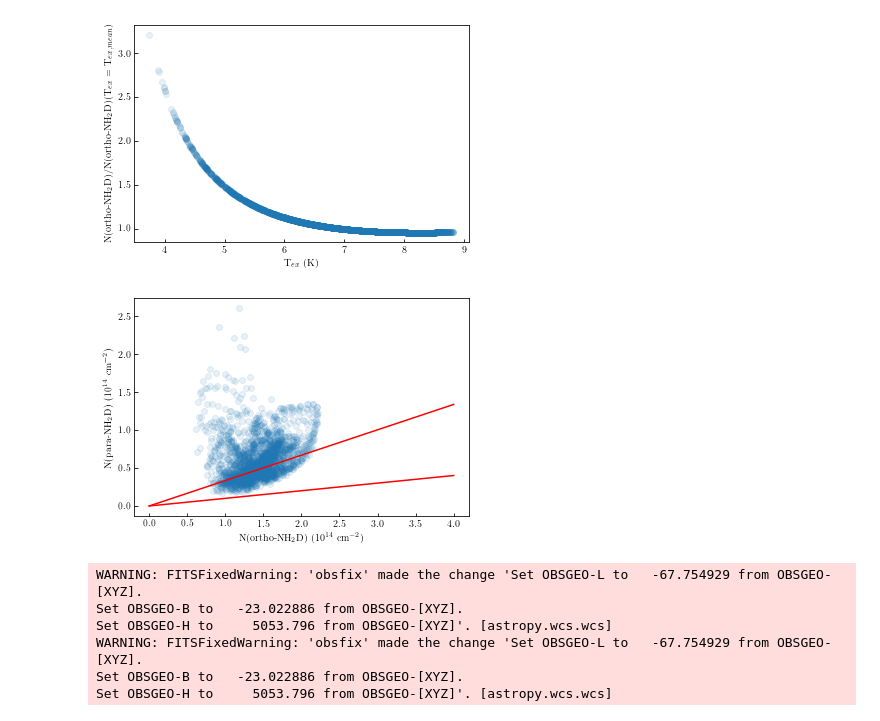
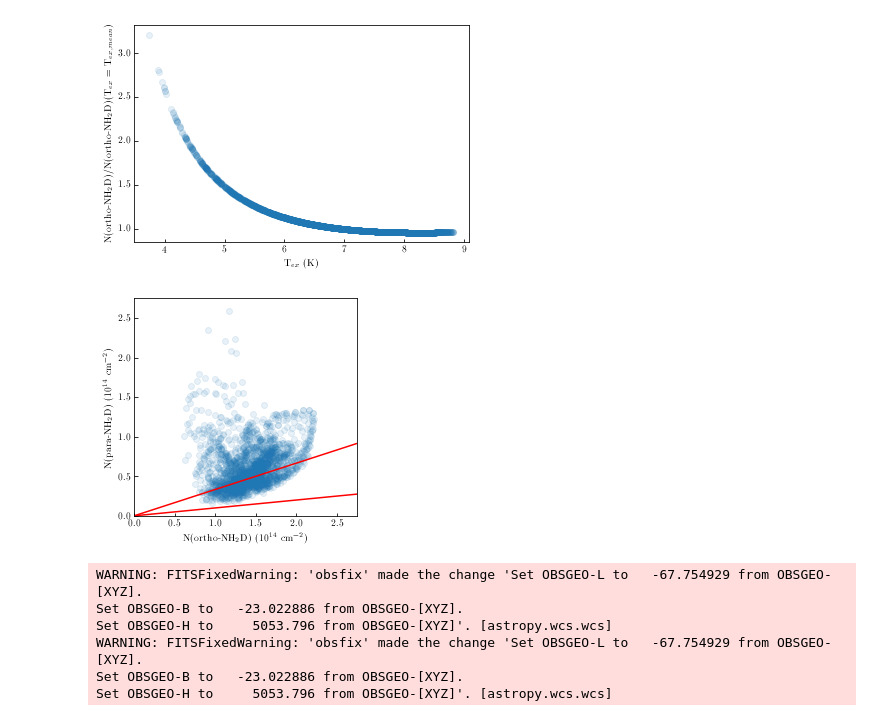
Before and after one commit to jpinedaf/H-MM1_NH3, a Jupyter notebook: H-MM1_compare_NH2D_NH3.ipynb, the cells around one changed output. Saved outputs shown, nothing was run; the diff lists cells and outputs as text; code cells hidden in the pictures.

```diff
--- a/H-MM1_compare_NH2D_NH3.ipynb
+++ b/H-MM1_compare_NH2D_NH3.ipynb
@@ -979,16 +1075,21 @@ plt.ylabel('N(ortho-NH$_2$D)/N(ortho-NH$_2$D)(T$_{ex}$ = T$_{ex, mean}$)')
 Text(0, 0.5, 'N(ortho-NH$_2$D)/N(ortho-NH$_2$D)(T$_{ex}$ = T$_{ex, mean}$)')
 [figure]
 # %%
-plt.scatter(HMM1_oNH2D_Ncol_full[oNH2D_mask]/1e14,
-            HMM1_pNH2D_Ncol_full[oNH2D_mask]/1e14, alpha=0.1)
+fig, ax = plt.subplots(figsize=(4, 4))
+
+ax.scatter(HMM1_oNH2D_Ncol_full[oNH2D_mask]/1e14,
+           HMM1_pNH2D_Ncol_full[oNH2D_mask]/1e14, alpha=0.1)
 x_sample = np.array([0, 4])
-plt.plot(x_sample, x_sample/3., color='red')
-plt.plot(x_sample, x_sample/10., color='red')
-plt.xlabel('N(ortho-NH$_2$D) (10$^{14}$ cm$^{-2}$)')
-plt.ylabel('N(para-NH$_2$D) (10$^{14}$ cm$^{-2}$)')
+ax.plot(x_sample, x_sample/3., color='red')
+ax.plot(x_sample, x_sample/10., color='red')
+ax.set_xlabel('N(ortho-NH$_2$D) (10$^{14}$ cm$^{-2}$)')
+ax.set_ylabel('N(para-NH$_2$D) (10$^{14}$ cm$^{-2}$)')
+ax.set_xlim([0., 2.75])
+ax.set_ylim([0., 2.75])
+
 plt.savefig('figs/compare_op-NH2D.pdf')
 # %% [output]
-[figure, old version]
+[figure, new version]
 # %%
 # HMM1_NH2D_Ncol_full = oNH2D_dv + np.nan
 # HMM1_oNH2D_Ncol_full_map = oNH2D_dv + np.nan
```
Also changed, not shown: parts of 44 cells of this notebook, 35 other files.
